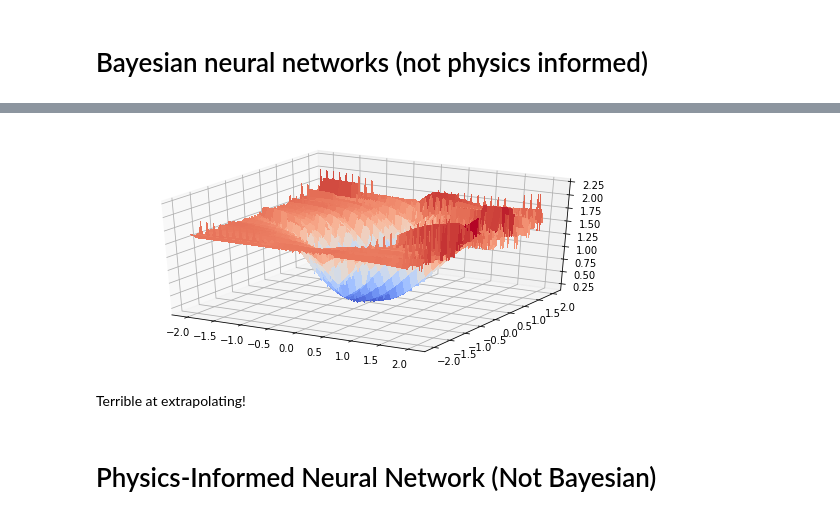
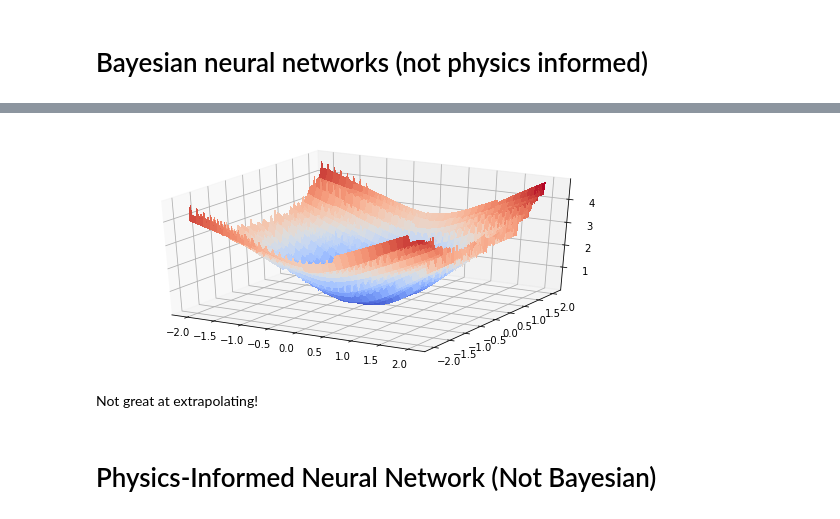
Before and after one commit to 2022-RIPS-AMD/Bayesian_Physics_Informed_Neural_Nets, a Jupyter notebook: BayesianPhysicsInformedNeuralNets.ipynb, the cells around one changed output, grey strips where cells are left out. Cells and saved outputs as stored; diff of their text form; code cells hidden in the pictures.

```diff
--- a/BayesianPhysicsInformedNeuralNets.ipynb
+++ b/BayesianPhysicsInformedNeuralNets.ipynb
@@ -107,0 +149,2 @@ dataset_list.append(tf.convert_to_tensor(Xextrap, dtype=tf.float32))
+# %%
+Xgrid = makeGrid() # Can be both extrapolation and interpolation
@@ -372,7 +421,7 @@ model = create_bnn_PINN_model(X,       # Interpolation Data points (x,y)
                          Xextrap,  # (x,y) data points to be extrapolated on
                          num_epochs = opt_num_its,  # epoch number
                          learning_rate = opt_step,   # Learning rate
-                         layer_widths = [20, 20])   # Hidden layers with number of neurons
+                         layer_widths = [5, 5])   # Hidden layers with number of neurons
 model.summary()
 # %% [output]
 Model: "physics_informed_nn"
@@ -564,24 +674,0 @@ plt.show()
-# %%
-plt.rcParams["figure.figsize"] = [7.50, 3.50]
-plt.rcParams["figure.autolayout"] = True
-
-x = np.arange(0, 7500)
-y = ExtrapSummary['diff_mean']
-
-# Define the confidence interval
-ci = 1.96 * np.std(y) / np.sqrt(len(y))
-
-#plt.plot(x, y, color='grey', lw=1, alpha = 0.5)
-
-plt.fill_between(x, (y-ci), (y+ci), color='red', alpha=0.5)
-plt.axhline(y = 0, color = 'black')
-plt.xlabel("(x,y) data point", fontsize = 15)
-plt.ylabel('ΔΦ', fontsize = 15)
-
-plt.xticks(fontsize=15)
-plt.yticks(fontsize=15)
-
-#fig.savefig('BPINNExtrapolationCI.svg')
-
-
-plt.show()
@@ -733,9 +850,16 @@ def create_bnn_noPINN(x, y,   # y = f(x,y)
 # %%
 X, f, Xextrap = makeData()
 # %%
-model = create_bnn_noPINN(X,  # (x,y)
+n_epochs = 5000; learning_rate = 0.01
+
+BNN, fit_history = create_bnn_noPINN(X,  # (x,y)
                     f, 										# f(x,y)
-                    num_epochs = 1000,
-                    learning_rate = 0.05,
-                    verbose = 1)
+                    num_epochs = n_epochs,
+                    learning_rate = learning_rate,
+                    layer_widths = [5,5],
+                    verbose = 1,
+                    activation = 'swish')
+
+
+# x - (x.y), y - f(x,y)
 # %% [output]
@@ -835,12 +1042,12 @@ plt.show()
 # %%
 fig = plt.figure()
 ax = fig.gca(projection='3d')
-surf = ax.plot_surface(xxx,yyy, model.predict(X2).reshape(101,101), cmap=cm.coolwarm,
+surf = ax.plot_surface(xxx,yyy, BNN.predict(X2).reshape(101,101), cmap=cm.coolwarm,
                        linewidth=0, antialiased=False)
 # %% [output]
-[figure, old version]
+[figure, new version]
 # %% [markdown]
-Terrible at extrapolating!
+Not great at extrapolating!
 # %% [markdown]
 # Physics-Informed Neural Network (Not Bayesian)
 # %%
```
Also changed, not shown: parts of 52 cells of this notebook, 1 other file.
